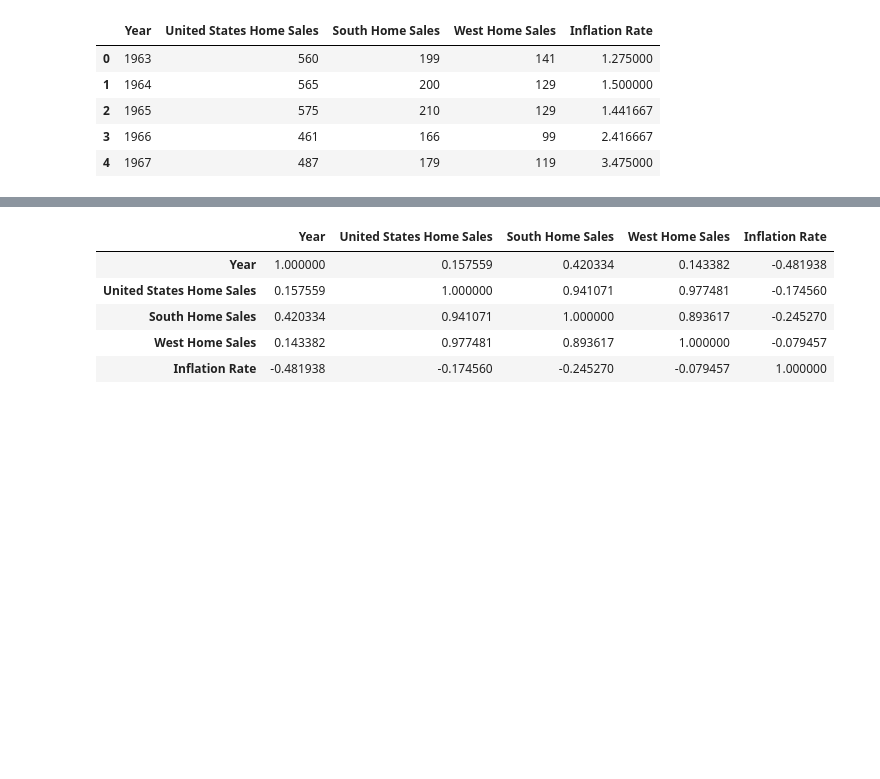
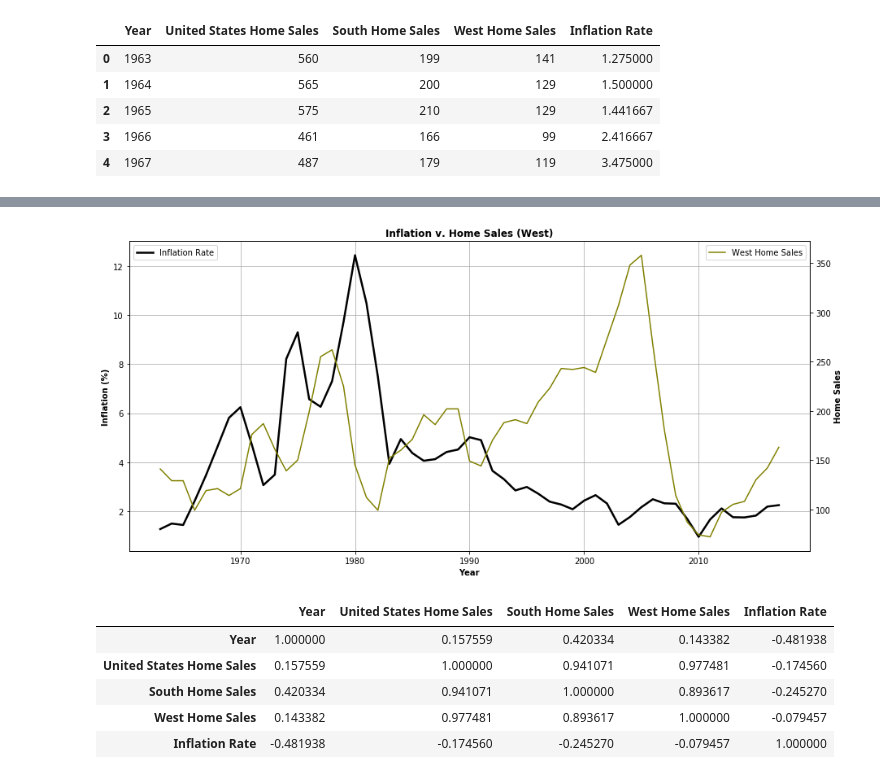
Before and after one commit to CarlosCocuy/ProjectRepo, a Jupyter notebook: Combined visualizations.ipynb, the cells around one changed output, grey strips where cells are left out. Cells and saved outputs as stored; diff of their text form; code cells hidden in the pictures; blank space fills up the shorter version.

```diff
--- a/Combined visualizations.ipynb
+++ b/Combined visualizations.ipynb
@@ -109,7 +106,7 @@ x=np.arange(1963,2018)
 n=S_W_Inflation_df["Inflation Rate"]
 ax7.plot(x,n, linewidth=2.5, color="black")
 ax8=ax7.twinx()
-ax8.plot(x,S_W_Inflation_df["West Home Sales"],color="r",label="West Home Sales")
+ax8.plot(x,S_W_Inflation_df["West Home Sales"],color="olive",label="West Home Sales")
 ax7.grid()
 ax7.legend(loc=2)
 ax8.legend(loc=1)
@@ -124,3 +119,4 @@ plt.savefig("Graph Images/Inflation_West.png")
+[figure, added]
 # %%
 S_W_Inflation_df.corr()
 # %% [output]
```
Also changed, not shown: parts of 16 cells of this notebook, 13 other files.
